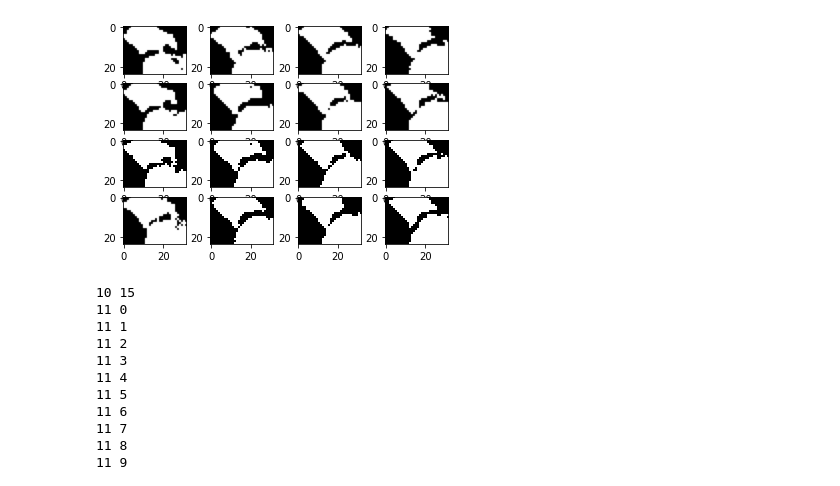
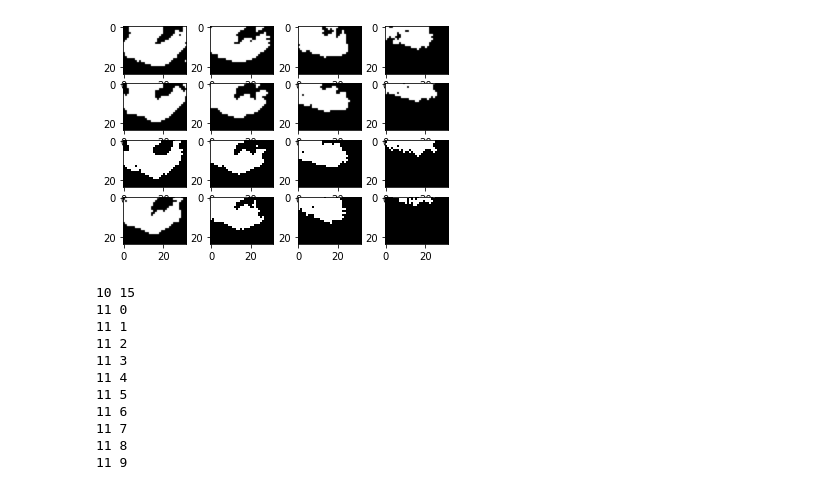
Before and after one commit to nickinack/Occupancy-Estimation, a Jupyter notebook: src/visualize.ipynb, the cells around one changed output. Cells and saved outputs as stored; diff of their text form; code cells hidden in the pictures.

```diff
--- a/src/visualize.ipynb
+++ b/src/visualize.ipynb
@@ -83,26 +88,26 @@ for l in range(0,235):
 # %%
 def visualize(second):
     fig, axs = plt.subplots(4, 4)
     frame = 0
     axs[0,0].imshow(mrf_event[second,:,:,frame] , cmap='Greys')
     axs[1,0].imshow(mrf_event[second,:,:,frame+1] , cmap='Greys')
     axs[2,0].imshow(mrf_event[second,:,:,frame+2] , cmap='Greys')
     axs[3,0].imshow(mrf_event[second,:,:,frame+3] , cmap='Greys')
     axs[0,1].imshow(mrf_event[second,:,:,frame+4] , cmap='Greys')
     axs[1,1].imshow(mrf_event[second,:,:,frame+5] , cmap='Greys')
     axs[2,1].imshow(mrf_event[second,:,:,frame+6] , cmap='Greys')
     axs[3,1].imshow(mrf_event[second,:,:,frame+7] , cmap='Greys')
     axs[0,2].imshow(mrf_event[second,:,:,frame+8] , cmap='Greys')
     axs[1,2].imshow(mrf_event[second,:,:,frame+9] , cmap='Greys')
     axs[2,2].imshow(mrf_event[second,:,:,frame+10] , cmap='Greys')
     axs[3,2].imshow(mrf_event[second,:,:,frame+11] , cmap='Greys')
     axs[0,3].imshow(mrf_event[second,:,:,frame+12] , cmap='Greys')
     axs[1,3].imshow(mrf_event[second,:,:,frame+13] , cmap='Greys')
     axs[2,3].imshow(mrf_event[second,:,:,frame+14] , cmap='Greys')
     axs[3,3].imshow(mrf_event[second,:,:,frame+15] , cmap='Greys')
-visualize(210)
+visualize(223)
 # %% [output]
-[figure, old version]
+[figure, new version]
 # %%
 # Eradicate uncessesary foreground pixels by using the Markov Random Field model
 
```
Also changed, not shown: parts of 10 cells of this notebook, 1 other file.
